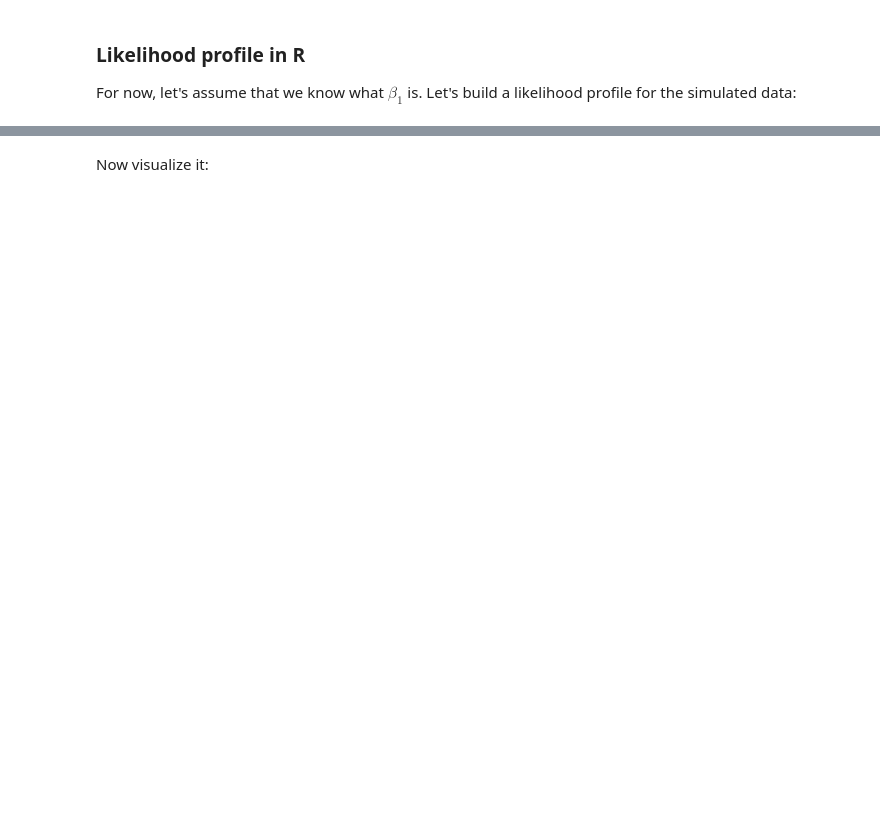
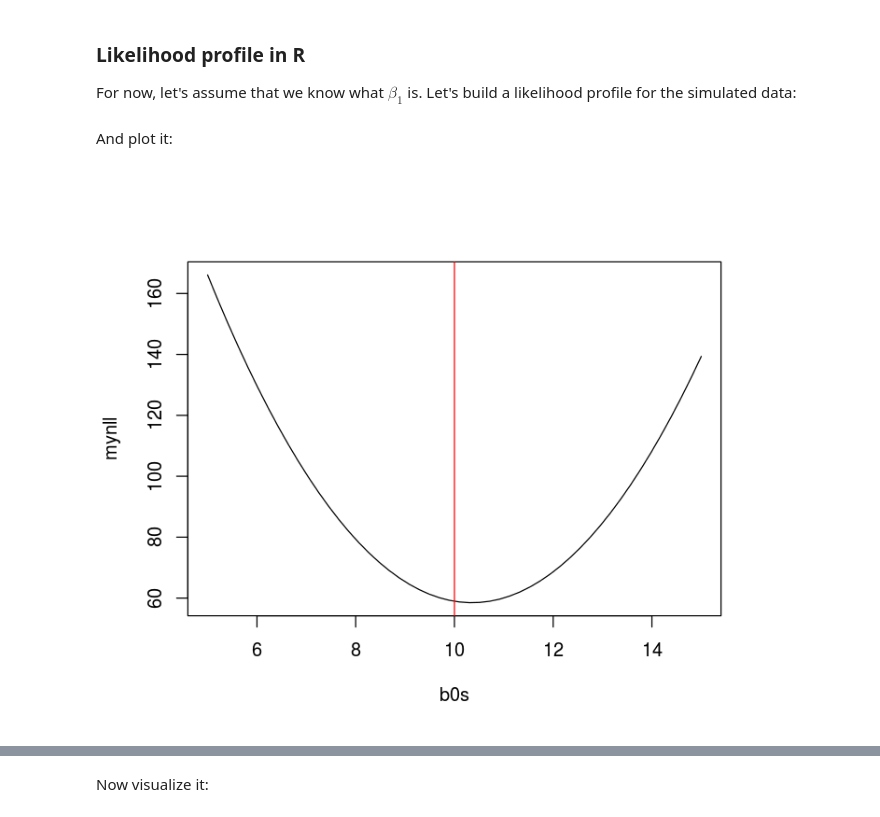
Before and after one commit to vectorbite/VBiTraining2, a Jupyter notebook: notebooks/Traits.ipynb, the cells around one changed output, grey strips where cells are left out. Saved outputs shown, nothing was run; the diff lists cells and outputs as text; code cells hidden in the pictures; blank space fills up the shorter version.

```diff
--- a/notebooks/Traits.ipynb
+++ b/notebooks/Traits.ipynb
@@ -460 +485,9 @@ abline(v=b0s[which.min(mynll)], col=2)
+# %% [markdown]
+And plot it:
+# %%
+plot(b0s, mynll, type="l")
+abline(v=b0, col=2)
+abline(v=b0[which.min(mynll)], col=2)
+# %% [output]
+[figure, added]
 # %% [markdown]
```
Also changed, not shown: parts of 97 cells of this notebook, 10 other files.
